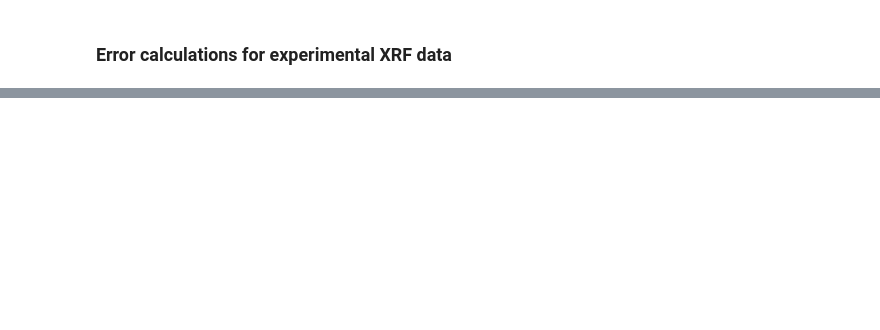
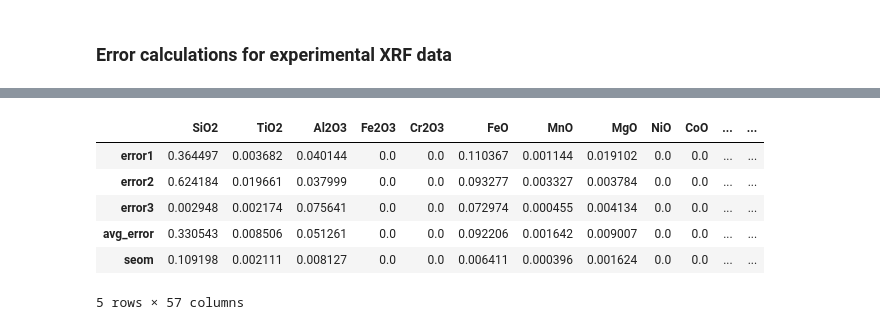
Before and after one commit to astromarb/sci-cluster, a Jupyter notebook: ActiveNotebooks/Protoyping.ipynb, the cells around one changed output, grey strips where cells are left out. Drawn from its saved outputs; the diff is of its cells as text; code cells hidden in the pictures; blank space fills up the shorter version.

```diff
--- a/ActiveNotebooks/Protoyping.ipynb
+++ b/ActiveNotebooks/Protoyping.ipynb
@@ -103,6 +91,7 @@ cleaned_df
 # %% [markdown]
 ### Error calculations for experimental XRF data
 # %%
+## Should be eventually replaced with a scaleable loop, but for now, this works.
 error_table = rawdata.iloc[-6:, 2:]
 error_table = error_table.fillna(0)
 error_table = error_table.replace('n.d.',0)
@@ -120,4 +109,6 @@ error_table.loc['error3'] = error3
 avg_error = (error1 + error2 + error3) / 3
 error_table.loc['avg_error'] = avg_error
 
-error_table
+cleaned_df.loc['XRF_error'] = avg_error
+
+error_table = error_table.iloc[-4:,:]
@@ -137,5 +115,7 @@ error_table
 # %%
-cleaned_df = cleaned_df.replace('n.d.',0)
-cleaned_df = cleaned_df.fillna(0)
-cleaned_df = cleaned_df.astype(float)
-cleaned_df.loc['XRF_error'] = avg_error
+## Standard deviation
+N=3
+for i in range(N):
+    s = (error_table.iloc[(i),:] - error_table.iloc[3,:])**2
+    s = s * (1/3)
+    s = np.sqrt(s)
@@ -208,0 +122,14 @@ Name: P2O5, dtype: float64
+# %%
+for i in range(N):
+    seom = s / np.sqrt(N)
+error_table.loc['seom'] = seom
+error_table = error_table.fillna(0)
+error_table
+# %% [output]
+|  | SiO2 | TiO2 | Al2O3 | Fe2O3 | Cr2O3 | FeO | MnO | MgO | NiO | CoO | ... | ... |
+| error1 | 0.364497 | 0.003682 | 0.040144 | 0.0 | 0.0 | 0.110367 | 0.001144 | 0.019102 | 0.0 | 0.0 | ... | ... |
+| error2 | 0.624184 | 0.019661 | 0.037999 | 0.0 | 0.0 | 0.093277 | 0.003327 | 0.003784 | 0.0 | 0.0 | ... | ... |
+| error3 | 0.002948 | 0.002174 | 0.075641 | 0.0 | 0.0 | 0.072974 | 0.000455 | 0.004134 | 0.0 | 0.0 | ... | ... |
+| avg_error | 0.330543 | 0.008506 | 0.051261 | 0.0 | 0.0 | 0.092206 | 0.001642 | 0.009007 | 0.0 | 0.0 | ... | ... |
+| seom | 0.109198 | 0.002111 | 0.008127 | 0.0 | 0.0 | 0.006411 | 0.000396 | 0.001624 | 0.0 | 0.0 | ... | ... |
+5 rows × 57 columns
```
Also changed, not shown: parts of 17 cells of this notebook.
